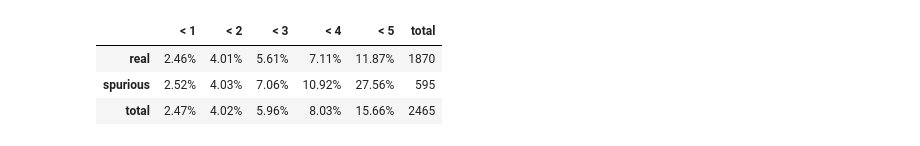
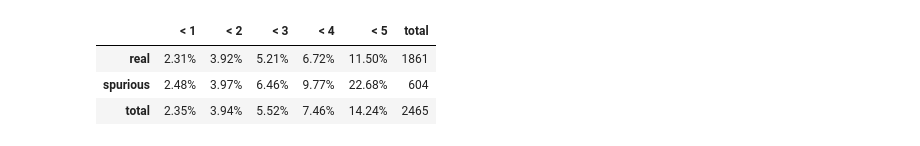
Before and after one commit to pipparichter/frugal, a Jupyter notebook: notebooks/results-1-2.ipynb, the cells around one changed output. Cells and saved outputs as stored; diff of their text form; code cells hidden in the pictures.

```diff
--- a/notebooks/results-1-2.ipynb
+++ b/notebooks/results-1-2.ipynb
@@ -8,10 +11,9 @@ from tqdm import tqdm
 # %%
-graph = NeighborsGraph.load('../data/dataset/dataset_graph.pkl')
 
-def add_graph_info(results_df:pd.DataFrame, graph:NeighborsGraph):
+def get_graph_info(results_df:pd.DataFrame, graph:NeighborsGraph):
 
     graph_info_df = list()
-    for id_ in tqdm(results_df.index, 'add_graph_info'):
+    for id_ in tqdm(results_df.index, 'get_graph_info'):
         neighbor_distances = graph.get_neighbor_distances(id_)
         graph_info = dict()
         graph_info['mean_distance_to_neighbors'] = np.mean(neighbor_distances)
@@ -73,0 +82,13 @@ results_df = add_graph_info(results_df, graph)
+# %%
+# Nearest neighbors graph (k=5) generated between all sequences in the combined dataset.
+# First reduced embedding dimensionality to 100 dimensions
+graph = NeighborsGraph.load('../data/dataset/dataset_graph.pkl')
+
+model_name = 'model_v2'
+
+train_results_df = pd.read_csv('../data/results/dataset_train_predict.csv', index_col=0).assign(dataset='train')
+test_results_df = pd.read_csv('../data/results/dataset_test_predict.csv', index_col=0).assign(dataset='test')
+results_df = pd.concat([train_results_df, test_results_df])
+results_df = results_df.rename(columns={f'{model_name}_output_0':'model_output_0', f'{model_name}_output_1':'model_output_1', f'{model_name}_label':'model_label'})[['model_label', 'model_output_0', 'model_output_1', 'dataset']].copy()
+results_df = results_df.merge(pd.read_csv('../data/dataset/dataset.csv', index_col=0), left_index=True, right_index=True)
+results_df = get_graph_info(results_df, graph)
@@ -74,32 +128,39 @@ results_df = add_graph_info(results_df, graph)
 # %%
-# Want to focus on the sequences which don't have a very nearby neighbor in embedding space, as it won't be productive
-# to look at sequences with very close homologs.
 
-def count_neighbors(neighbor_ids, label:int=0):
+def count_neighbors(neighbor_ids, label:int=0, results_df:pd.DataFrame=None):
     neighbor_ids = neighbor_ids.split(',')
     return (results_df.loc[neighbor_ids].label == label).sum()
 
-def table(results_df:pd.DataFrame, min_distance_to_nearest_neighbor:float=30):
-    df = results_df[results_df.distance_to_nearest_neighbor > min_distance_to_nearest_neighbor].copy()
-    # df.loc[np.intersect1d(mislabeled_ids, df.index), 'label'] = 0
-    df['n_neighbors_spurious'] = df.neighbor_ids.apply(lambda ids : count_neighbors(ids, label=0))
-    df['n_neighbors_real'] = df.neighbor_ids.apply(lambda ids : count_neighbors(ids, label=1))
-    df['n_neighbors_same_label']= [row.n_neighbors_spurious if (row.label == 0) else row.n_neighbors_real for row in df.itertuples()]
-    df['length'] = df.seq.apply(len)
-    n_total, n_real, n_spurious = len(df), (df.label == 1).sum(), (df.label == 0).sum()
+def table(results_df:pd.DataFrame, min_distance_to_nearest_neighbor:float=30, mislabeled_ids:list=None):
+    '''The results of K-nearest neighbor analysis (K=5) on remote sequences, i.e. sequences where the Euclidean distance to all nearest neighbors
+    exceeds {min_distance_to_nearest_neighbor}. The reported values are the fraction of remote sequences where fewer than n neighbors have a matching label;
+    for example, the value in the upper right cell indicates that only 11.5% of real-labeled remote sequences have fewer than 5 real-labeled neighbors.'''
+
+    if mislabeled_ids is not None: # Fix the mislabeled sequences if mislabeled IDs are specified.
+        results_df.loc[np.intersect1d(mislabeled_ids, results_df.index), 'label'] = 0
+    results_df_ = results_df.copy() # Save the original results DataFrame for the count_neighbors function.
+
+    # Want to focus on the sequences which don't have a very nearby neighbor in embedding space, as it won't be productive to look at sequences with very close homologs.
+    results_df = results_df[results_df.distance_to_nearest_neighbor > min_distance_to_nearest_neighbor].copy()
+
+    results_df['n_neighbors_spurious'] = results_df.neighbor_ids.apply(lambda ids : count_neighbors(ids, label=0, results_df=results_df_))
+    results_df['n_neighbors_real'] = results_df.neighbor_ids.apply(lambda ids : count_neighbors(ids, label=1, results_df=results_df_))
+    results_df['n_neighbors_same_label']= [row.n_neighbors_spurious if (row.label == 0) else row.n_neighbors_real for row in results_df.itertuples()]
+    results_df['length'] = results_df.seq.apply(len)
+    n_total, n_real, n_spurious = len(results_df), (results_df.label == 1).sum(), (results_df.label == 0).sum()
 
     table_df = pd.DataFrame(index=['real', 'spurious', 'total'])
     for n in range(1, 6):
-        df_ = df[df.n_neighbors_same_label < n]
+        df_ = results_df[results_df.n_neighbors_same_label < n]
         table_df[f'< {n}'] = [f'{(100 * (df_.label == 1).sum() / n_real):.2f}%', f'{(100 * (df_.label == 0).sum() / n_spurious):.2f}%', f'{100 * len(df_) / n_total:.2f}%']
     table_df['total'] = [n_real, n_spurious, n_total]
-    return table_df, df[(df.label == 1) & (df.n_neighbors_spurious > 3)].index
+    return table_df
 
-table_df, suspect_ids = table(results_df)
-table_df
+# Adjusting the mislabeled IDs does not affect the values in the table.
+table(results_df, mislabeled_ids=mislabeled_ids)
 # %% [output]
 |  | < 1 | < 2 | < 3 | < 4 | < 5 | total |
-| real | 2.46% | 4.01% | 5.61% | 7.11% | 11.87% | 1870 |
-| spurious | 2.52% | 4.03% | 7.06% | 10.92% | 27.56% | 595 |
-| total | 2.47% | 4.02% | 5.96% | 8.03% | 15.66% | 2465 |
+| real | 2.31% | 3.92% | 5.21% | 6.72% | 11.50% | 1861 |
+| spurious | 2.48% | 3.97% | 6.46% | 9.77% | 22.68% | 604 |
+| total | 2.35% | 3.94% | 5.52% | 7.46% | 14.24% | 2465 |
 # %%
```
Also changed, not shown: parts of 11 cells of this notebook, 39 other files.
